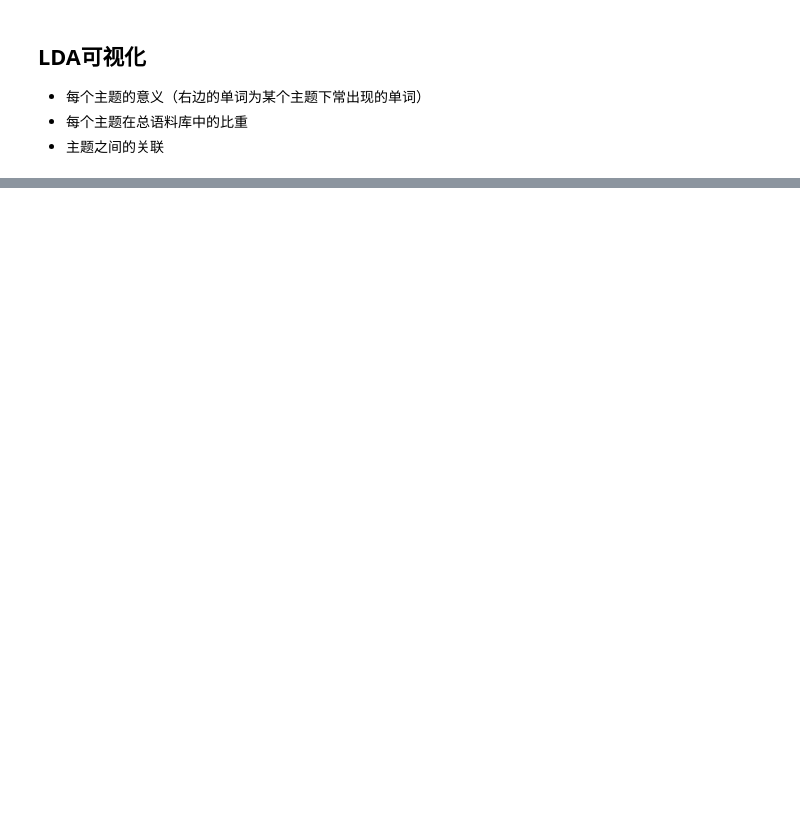
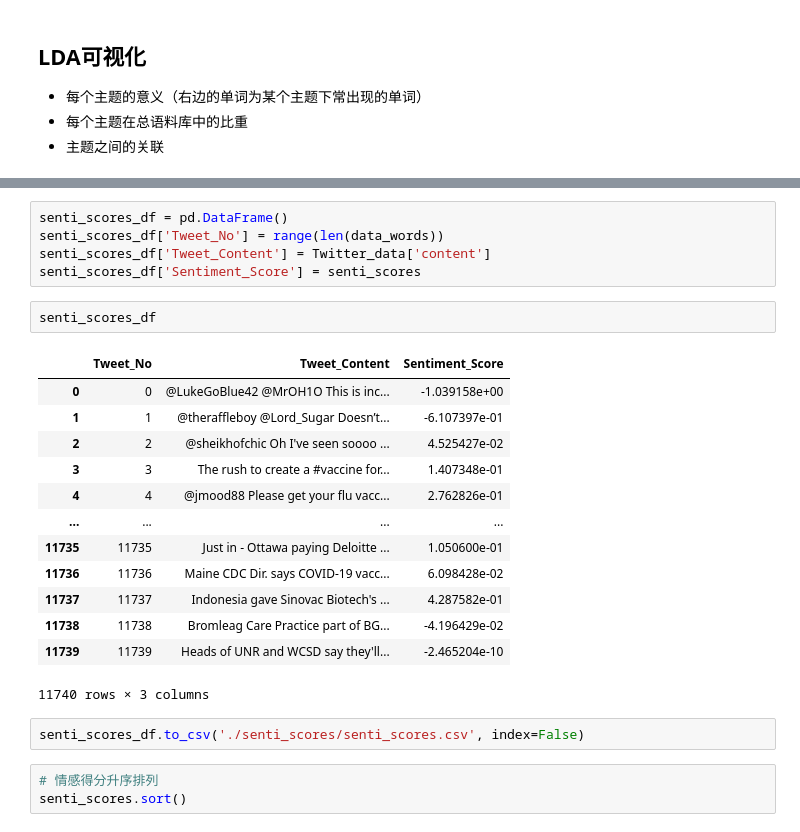
Before and after one commit to jiayu1011/TwitterDM, a Jupyter notebook: TwitterAnalyzing.ipynb, the cells around one changed output, grey strips where cells are left out. Saved outputs shown, nothing was run; the diff lists cells and outputs as text; blank space fills up the shorter version.

```diff
--- a/TwitterAnalyzing.ipynb
+++ b/TwitterAnalyzing.ipynb
@@ -1235,0 +1496,26 @@ Name: attr, dtype: int64
+# %%
+senti_scores_df = pd.DataFrame()
+senti_scores_df['Tweet_No'] = range(len(data_words))
+senti_scores_df['Tweet_Content'] = Twitter_data['content']
+senti_scores_df['Sentiment_Score'] = senti_scores
+# %%
+senti_scores_df
+# %% [output]
+|  | Tweet_No | Tweet_Content | Sentiment_Score |
+| 0 | 0 | @LukeGoBlue42 @MrOH1O This is inc... | -1.039158e+00 |
+| 1 | 1 | @theraffleboy @Lord_Sugar Doesn’t... | -6.107397e-01 |
+| 2 | 2 | @sheikhofchic Oh I've seen soooo ... | 4.525427e-02 |
+| 3 | 3 | The rush to create a #vaccine for... | 1.407348e-01 |
+| 4 | 4 | @jmood88 Please get your flu vacc... | 2.762826e-01 |
+| ... | ... | ... | ... |
+| 11735 | 11735 | Just in - Ottawa paying Deloitte ... | 1.050600e-01 |
+| 11736 | 11736 | Maine CDC Dir. says COVID-19 vacc... | 6.098428e-02 |
+| 11737 | 11737 | Indonesia gave Sinovac Biotech's ... | 4.287582e-01 |
+| 11738 | 11738 | Bromleag Care Practice part of BG... | -4.196429e-02 |
+| 11739 | 11739 | Heads of UNR and WCSD say they'll... | -2.465204e-10 |
+11740 rows × 3 columns
+# %%
+senti_scores_df.to_csv('./senti_scores/senti_scores.csv', index=False)
+# %%
+# 情感得分升序排列
+senti_scores.sort()
```
Also changed, not shown: parts of 28 cells of this notebook, 9 other files.
